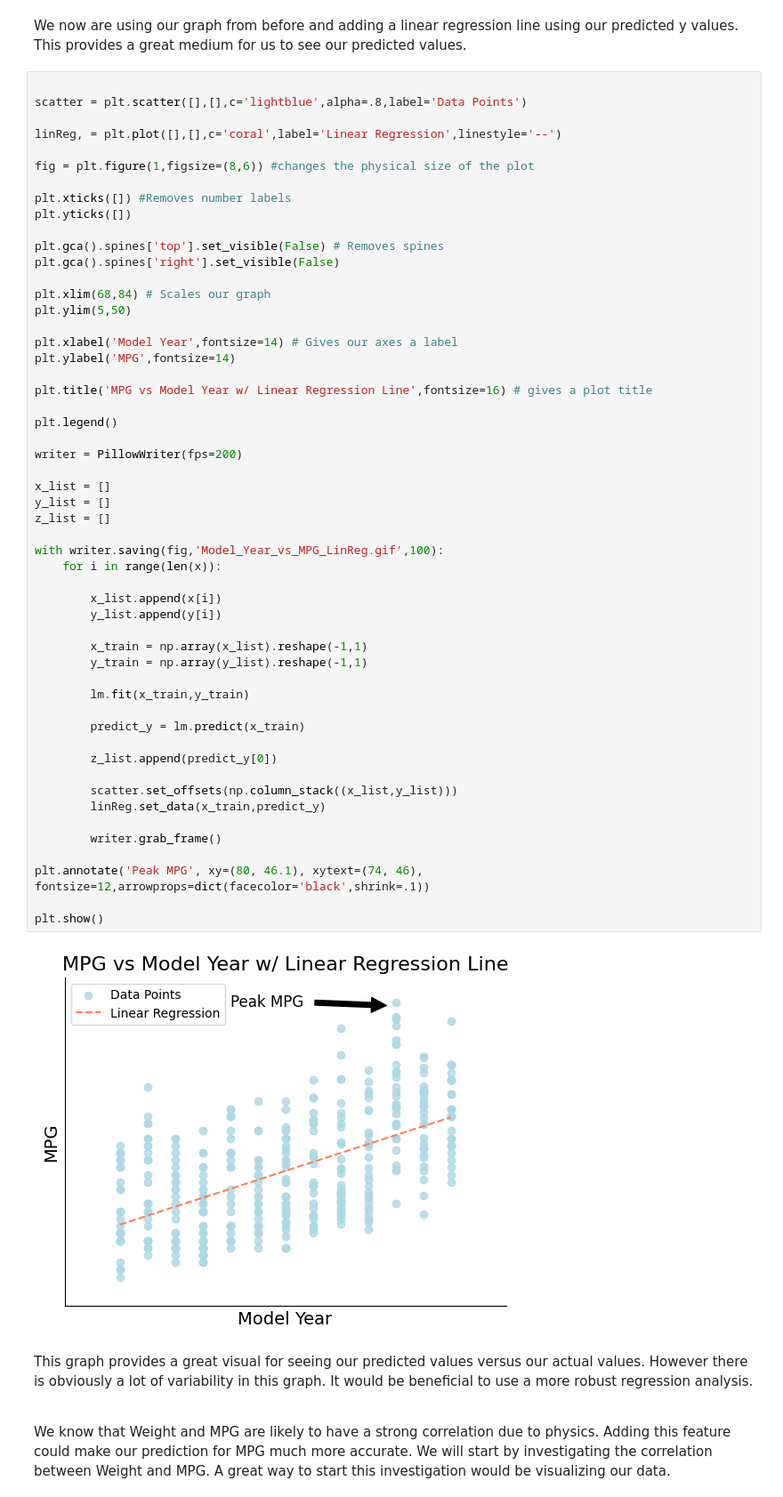
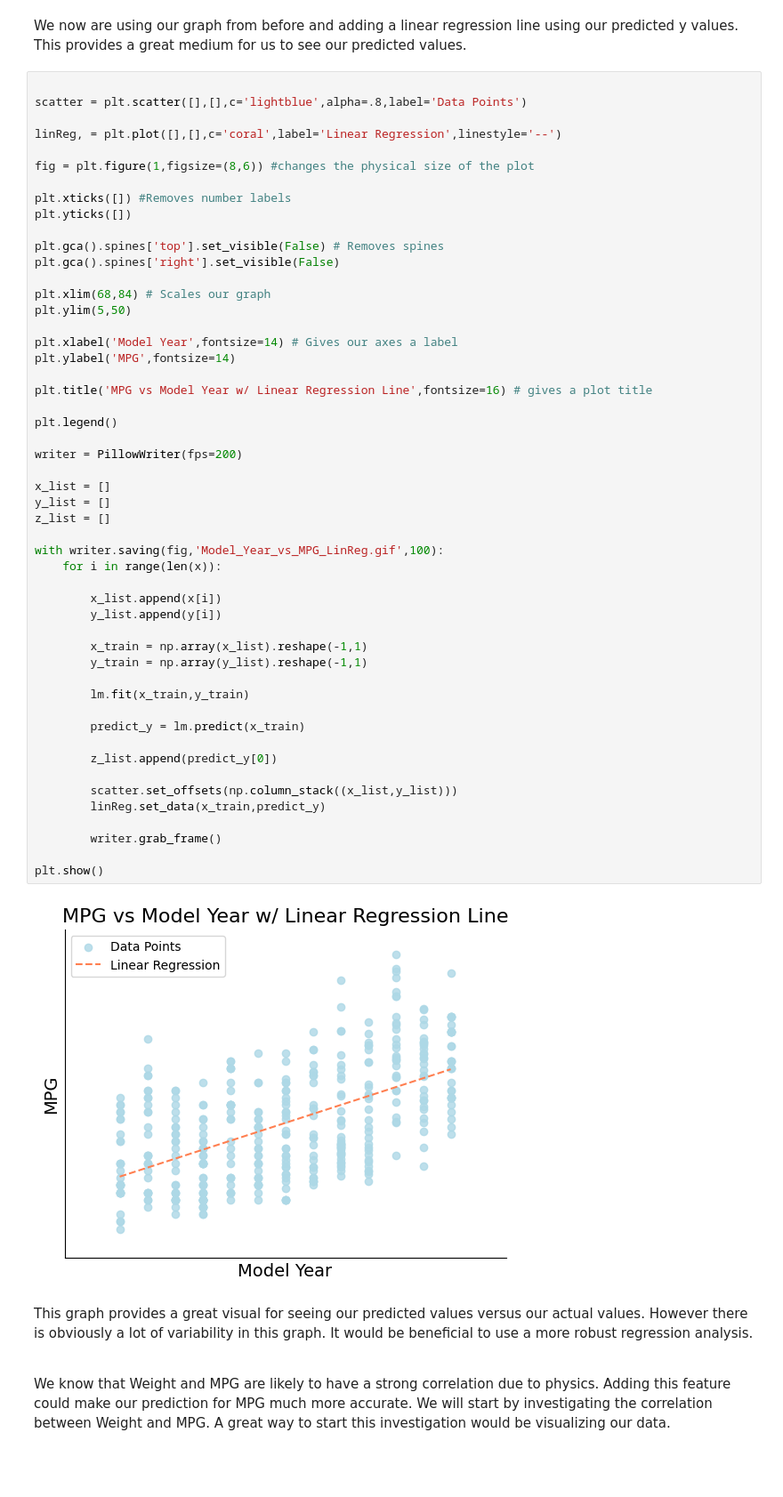
Before and after one commit to adenletchworth/Auto-MPG-Data-Analysis, a Jupyter notebook: dataAnalysis.ipynb, the cells around one changed output. Shown at 89% size. Cells and saved outputs as stored; diff of their text form; blank space fills up the shorter version.

```diff
--- a/dataAnalysis.ipynb
+++ b/dataAnalysis.ipynb
@@ -171,36 +173,34 @@ plt.title('MPG vs Model Year w/ Linear Regression Line',fontsize=16) # gives a p
 plt.legend()
 
 writer = PillowWriter(fps=200)
 
 x_list = []
 y_list = []
 z_list = []
 
 with writer.saving(fig,'Model_Year_vs_MPG_LinReg.gif',100):
     for i in range(len(x)):
 
         x_list.append(x[i])
         y_list.append(y[i])
 
         x_train = np.array(x_list).reshape(-1,1)
         y_train = np.array(y_list).reshape(-1,1)
 
         lm.fit(x_train,y_train)
 
         predict_y = lm.predict(x_train)
 
         z_list.append(predict_y[0])
 
         scatter.set_offsets(np.column_stack((x_list,y_list)))
         linReg.set_data(x_train,predict_y)
 
         writer.grab_frame()
 
-plt.annotate('Peak MPG', xy=(80, 46.1), xytext=(74, 46), fontsize=12,arrowprops=dict(facecolor='black',shrink=.1))
-
 plt.show()
 # %% [output]
-[figure, old version]
+[figure, new version]
 # %% [markdown]
 This graph provides a great visual for seeing our predicted values versus our actual values. However there is obviously a lot of variability in this graph. It would be beneficial to use a more robust regression analysis.
 
```
Also changed, not shown: parts of 1 cell of this notebook.
